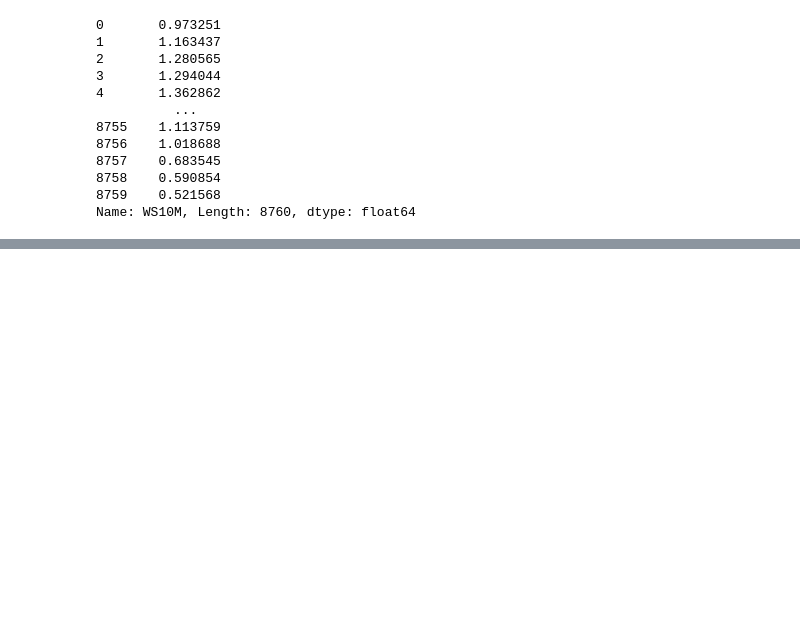
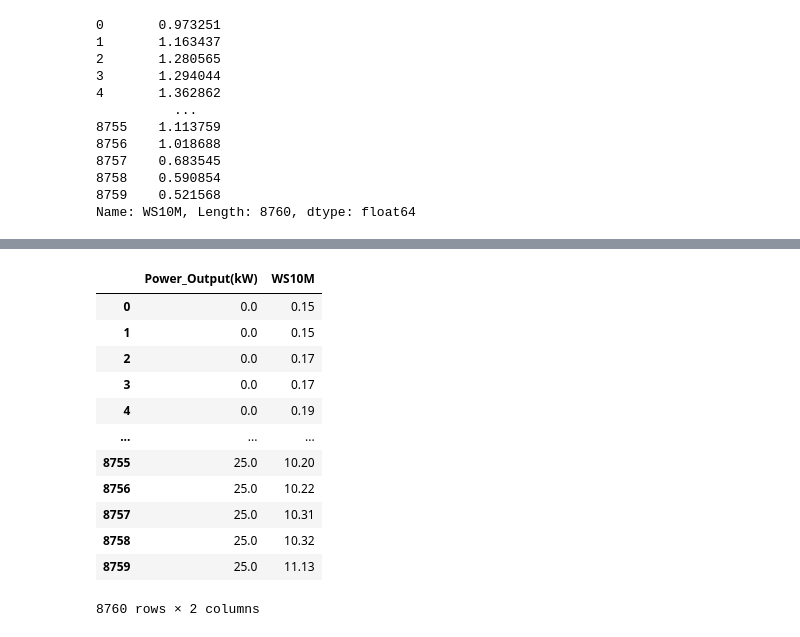
Before and after one commit to sandyherho/Numerical_dump, a Jupyter notebook: wind_farming/single_turbine_model.ipynb, the cells around one changed output, grey strips where cells are left out. Cells and saved outputs as stored; diff of their text form; code cells hidden in the pictures; blank space fills up the shorter version.

```diff
--- a/wind_farming/single_turbine_model.ipynb
+++ b/wind_farming/single_turbine_model.ipynb
@@ -99,0 +122,16 @@ plt.plot()
+# %%
+df
+# %% [output]
+|  | Power_Output(kW) | WS10M |
+| 0 | 0.0 | 0.15 |
+| 1 | 0.0 | 0.15 |
+| 2 | 0.0 | 0.17 |
+| 3 | 0.0 | 0.17 |
+| 4 | 0.0 | 0.19 |
+| ... | ... | ... |
+| 8755 | 25.0 | 10.20 |
+| 8756 | 25.0 | 10.22 |
+| 8757 | 25.0 | 10.31 |
+| 8758 | 25.0 | 10.32 |
+| 8759 | 25.0 | 11.13 |
+8760 rows × 2 columns
```
Also changed, not shown: parts of 17 cells of this notebook, 8 other files.
